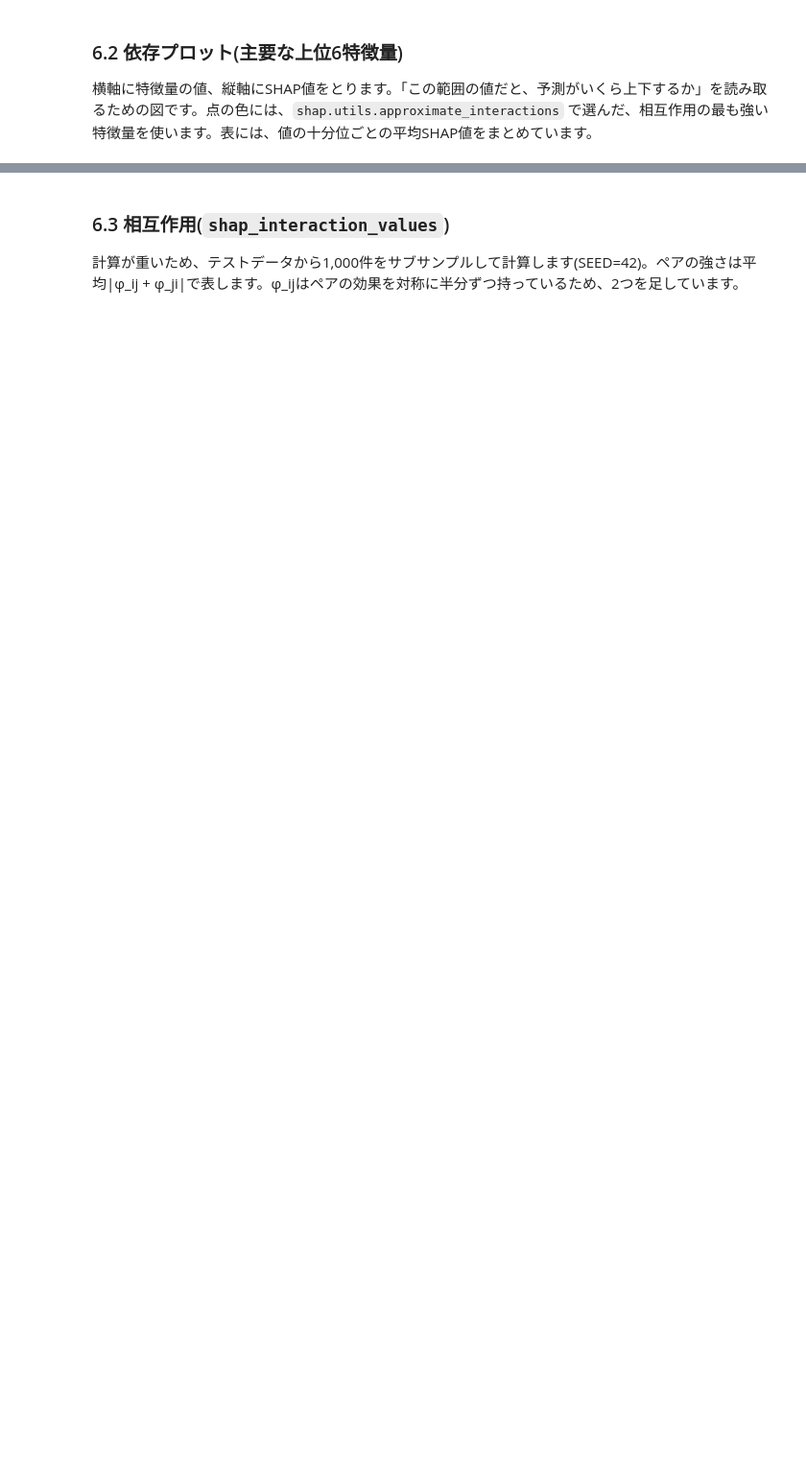
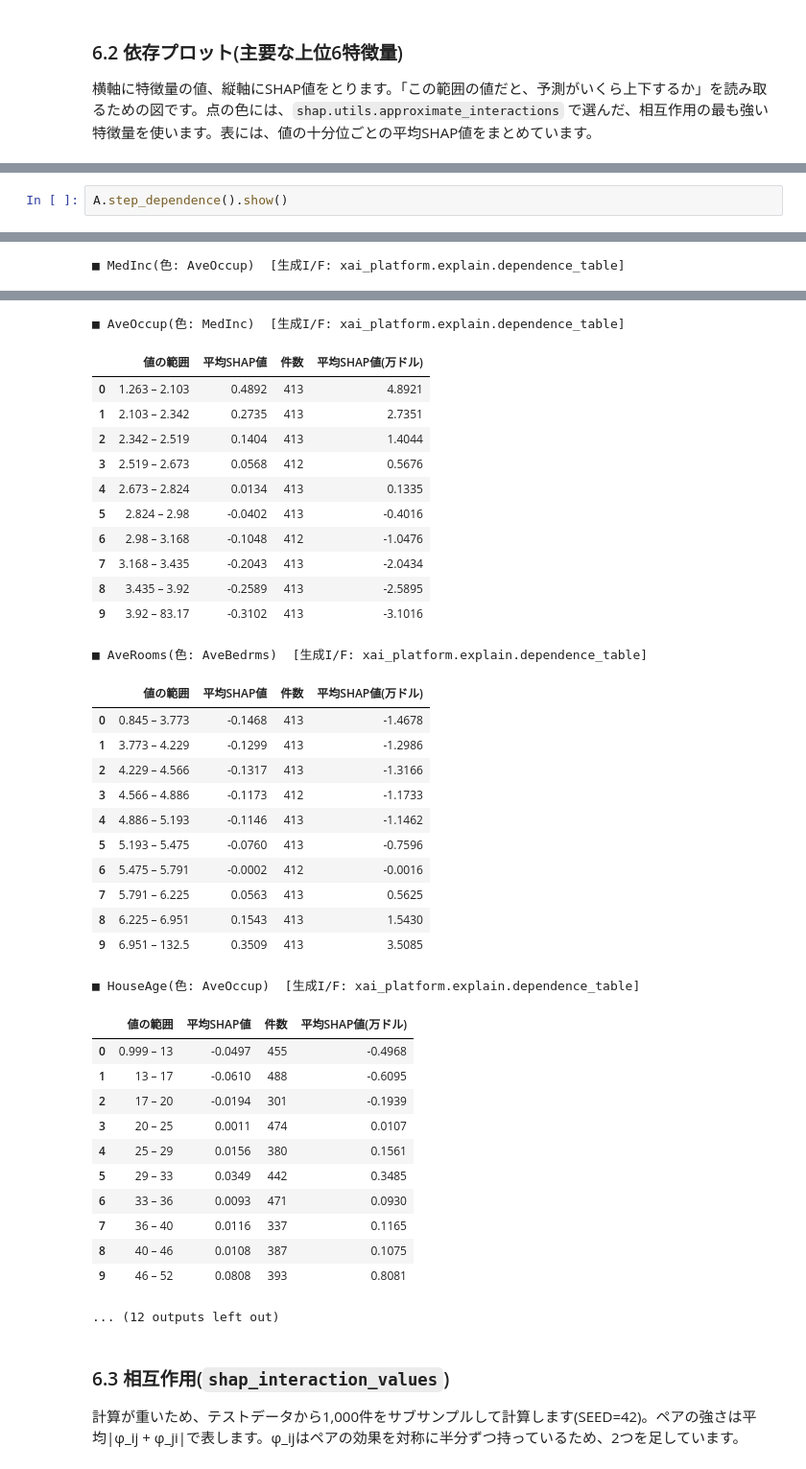
Before and after one commit to takashisuo/learning, a Jupyter notebook: xai/shap/notebooks/shap_decomposition.ipynb, the cells around one changed output, grey strips where cells are left out. Shown at 96% size. Saved outputs shown, nothing was run; the diff lists cells and outputs as text; blank space fills up the shorter version.

```diff
--- a/xai/shap/notebooks/shap_decomposition.ipynb
+++ b/xai/shap/notebooks/shap_decomposition.ipynb
@@ -367,0 +235,3 @@ for f in top:
+# %%
+A.step_dependence().show()
+# %% [output]
@@ -367,0 +262 @@ for f in top:
+■ MedInc(色: AveOccup)  [生成I/F: xai_platform.explain.dependence_table]
@@ -368,3 +274,40 @@ for f in top:
+■ AveOccup(色: MedInc)  [生成I/F: xai_platform.explain.dependence_table]
+|  | 値の範囲 | 平均SHAP値 | 件数 | 平均SHAP値(万ドル) |
+| 0 | 1.263 – 2.103 | 0.4892 | 413 | 4.8921 |
+| 1 | 2.103 – 2.342 | 0.2735 | 413 | 2.7351 |
+| 2 | 2.342 – 2.519 | 0.1404 | 413 | 1.4044 |
+| 3 | 2.519 – 2.673 | 0.0568 | 412 | 0.5676 |
+| 4 | 2.673 – 2.824 | 0.0134 | 413 | 0.1335 |
+| 5 | 2.824 – 2.98 | -0.0402 | 413 | -0.4016 |
+| 6 | 2.98 – 3.168 | -0.1048 | 412 | -1.0476 |
+| 7 | 3.168 – 3.435 | -0.2043 | 413 | -2.0434 |
+| 8 | 3.435 – 3.92 | -0.2589 | 413 | -2.5895 |
+| 9 | 3.92 – 83.17 | -0.3102 | 413 | -3.1016 |
+■ AveRooms(色: AveBedrms)  [生成I/F: xai_platform.explain.dependence_table]
+|  | 値の範囲 | 平均SHAP値 | 件数 | 平均SHAP値(万ドル) |
+| 0 | 0.845 – 3.773 | -0.1468 | 413 | -1.4678 |
+| 1 | 3.773 – 4.229 | -0.1299 | 413 | -1.2986 |
+| 2 | 4.229 – 4.566 | -0.1317 | 413 | -1.3166 |
+| 3 | 4.566 – 4.886 | -0.1173 | 412 | -1.1733 |
+| 4 | 4.886 – 5.193 | -0.1146 | 413 | -1.1462 |
+| 5 | 5.193 – 5.475 | -0.0760 | 413 | -0.7596 |
+| 6 | 5.475 – 5.791 | -0.0002 | 412 | -0.0016 |
+| 7 | 5.791 – 6.225 | 0.0563 | 413 | 0.5625 |
+| 8 | 6.225 – 6.951 | 0.1543 | 413 | 1.5430 |
+| 9 | 6.951 – 132.5 | 0.3509 | 413 | 3.5085 |
+■ HouseAge(色: AveOccup)  [生成I/F: xai_platform.explain.dependence_table]
+|  | 値の範囲 | 平均SHAP値 | 件数 | 平均SHAP値(万ドル) |
+| 0 | 0.999 – 13 | -0.0497 | 455 | -0.4968 |
+| 1 | 13 – 17 | -0.0610 | 488 | -0.6095 |
+| 2 | 17 – 20 | -0.0194 | 301 | -0.1939 |
+| 3 | 20 – 25 | 0.0011 | 474 | 0.0107 |
+| 4 | 25 – 29 | 0.0156 | 380 | 0.1561 |
+| 5 | 29 – 33 | 0.0349 | 442 | 0.3485 |
+| 6 | 33 – 36 | 0.0093 | 471 | 0.0930 |
+| 7 | 36 – 40 | 0.0116 | 337 | 0.1165 |
+| 8 | 40 – 46 | 0.0108 | 387 | 0.1075 |
+| 9 | 46 – 52 | 0.0808 | 393 | 0.8081 |
+... (12 outputs left out)
 # %% [markdown]
 ### 6.3 相互作用(`shap_interaction_values`)
 
```
Also changed, not shown: parts of 30 cells of this notebook, 20 other files.
